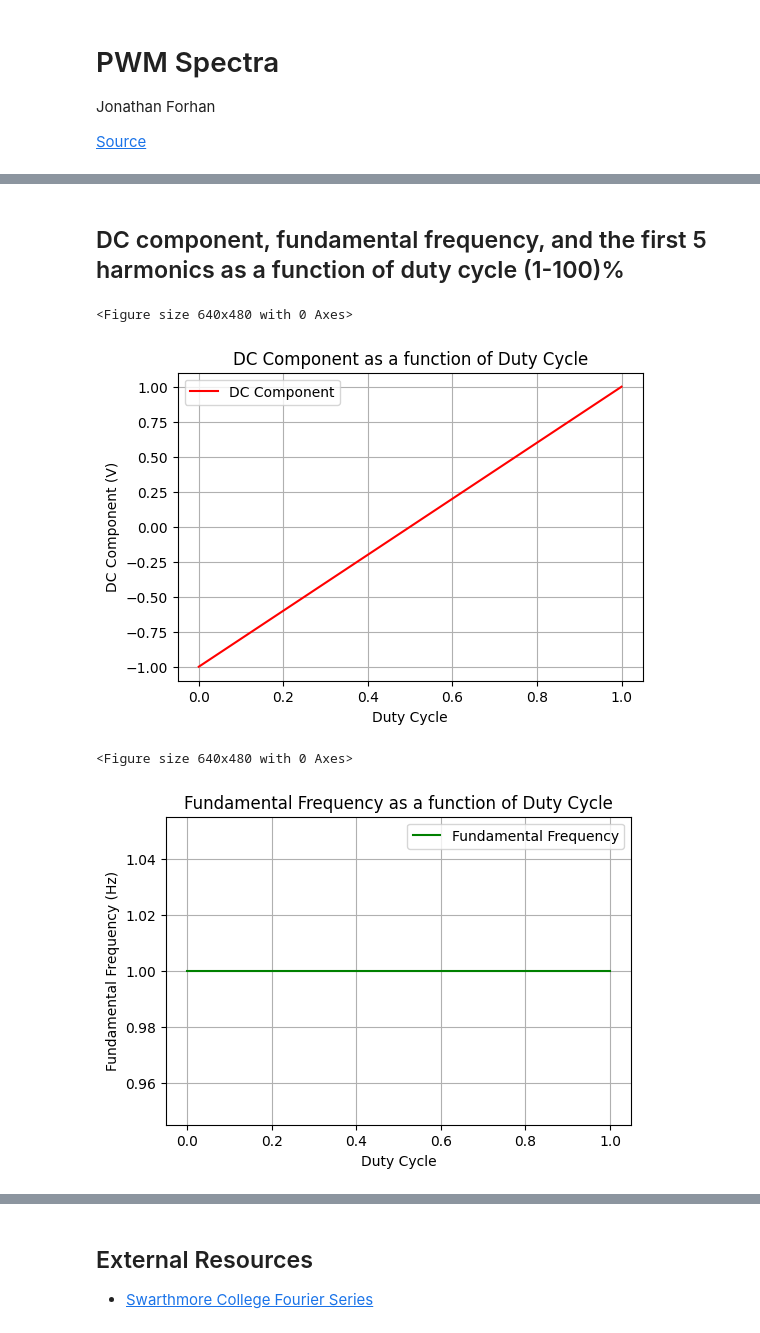
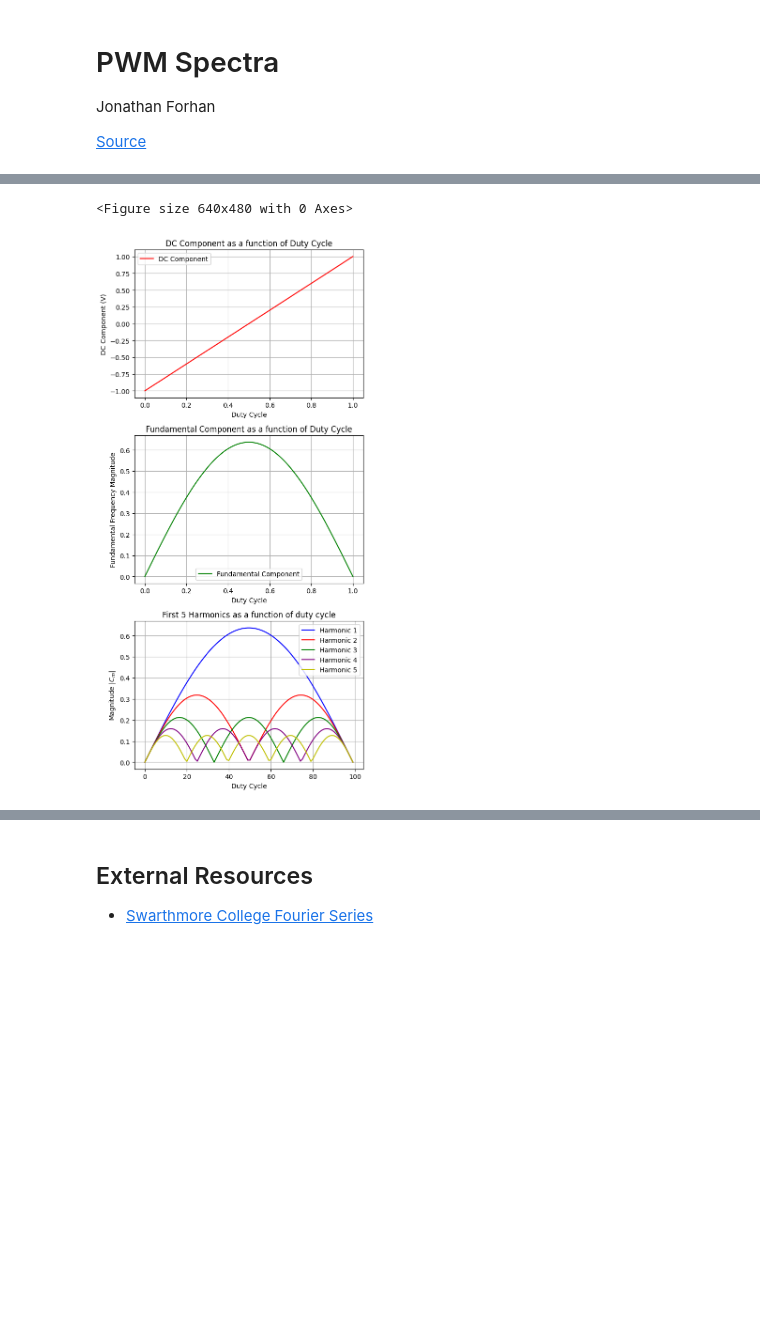
Before and after one commit to jonathanforhan/Homework-Mono, a Jupyter notebook: ee201/project-2/pwm-spectra.ipynb, the cells around one changed output, grey strips where cells are left out. Saved outputs shown, nothing was run; the diff lists cells and outputs as text; code cells hidden in the pictures; blank space fills up the shorter version.

```diff
--- a/ee201/project-2/pwm-spectra.ipynb
+++ b/ee201/project-2/pwm-spectra.ipynb
@@ -147,4 +142,6 @@ plt.show()
 # %%
+# @title Square waves with varied duty cycles of 10%, 25%, 50%, 75%, 90%, and 100%
+
 duty_cycles = [0.1, 0.25, 0.5, 0.75, 0.90, 1.0]
 
 for duty_cycle in duty_cycles:
@@ -156,34 +153,37 @@ for duty_cycle in duty_cycles:
     y = [gen_sig(t, T=1, duty_cycle=duty_cycle, c_m=c_signal) for t in x]
     n_s = np.arange(0, N)
 
-    c_signal =  c_signal[int(len(c_signal) / 2):]
+    c_signal = c_signal[N:]
 
     plt.figure(figsize=(8, 7))
+
     plt.subplot(311)
     plt.plot(x, y, 'r', label='Fourier Series')
     plt.grid(True)
+    plt.tight_layout()
     plt.ylabel('$x(t)$')
     plt.xlabel('$t$')
     plt.legend(loc='best')
     plt.title('Signal: Duty Cycle %d%%' % (duty_cycle * 100))
-    plt.tight_layout()
+
     plt.subplot(312)
     plt.stem(n_s, 20*np.log10(np.abs(c_signal)), 'g', label='Magnitude', bottom=-100)
     plt.grid(True)
+    plt.tight_layout()
     plt.xlabel('Harmonic')
     plt.ylabel('Magnitude (dB)')
     plt.axis([0, 100, -60, 0])
     plt.legend(loc='best')
-    plt.tight_layout()
+
     plt.subplot(313)
     plt.stem(n_s, 180/np.pi*np.angle(c_signal), 'b', label='Phase')
     plt.grid(True)
+    plt.tight_layout()
     plt.xlabel('Harmonic')
     plt.ylabel('Phase (degrees)')
     plt.xlim([0, 100])
     plt.yticks(np.arange(0, 181, 45))
     plt.legend(loc='best')
-    plt.tight_layout()
     plt.show()
 # %% [output]
 <Figure size 640x480 with 0 Axes>
@@ -201,73 +201,62 @@ for duty_cycle in duty_cycles:
-# %% [markdown]
-## DC component, fundamental frequency, and the first 5 harmonics as a function of duty cycle (1-100)%
 # %%
-# Components as a fucntion of duty cycle
+# @title DC component, fundamental frequency, and the first 5 harmonics as a function of duty cycle (1-100)%
+
+plt.clf()
+plt.figure(figsize=(6,12))
 
 # DC component
 def get_dc(duty_cycle):
     return 2 * duty_cycle - 1
 
 x = np.linspace(0, 1.0, 100)
 
 dc = [get_dc(d) for d in x]
 
-plt.clf()
-plt.figure(figsize=(6, 4))
+plt.subplot(311)
+plt.grid(True)
 plt.plot(x, dc, 'r', label='DC Component')
-plt.grid(True)
 plt.ylabel('DC Component (V)')
 plt.xlabel('Duty Cycle')
 plt.legend(loc='best')
 plt.title('DC Component as a function of Duty Cycle')
-plt.show()
+plt.tight_layout()
 
 
-# Fundamental Frequency
-def get_ff(duty_cycle):
-    T = 1
-    return 1 / T
+# Fundamental Frequency / 1st harmonic
+ff =  [get_c_m(d)[N+1] for d in x]
 
-ff = [get_ff(d) for d in x]
-
-plt.clf()
-plt.figure(figsize=(6, 4))
-plt.plot(x, ff, 'g', label='Fundamental Frequency')
+plt.subplot(312)
 plt.grid(True)
-plt.ylabel('Fundamental Frequency (Hz)')
+plt.plot(x, np.abs(ff), 'g', label='Fundamental Component')
+plt.ylabel('Fundamental Frequency Magnitude')
 plt.xlabel('Duty Cycle')
 plt.legend(loc='best')
-plt.title('Fundamental Frequency as a function of Duty Cycle')
-plt.show()
+plt.title('Fundamental Component as a function of Duty Cycle')
+plt.tight_layout()
 
 
 # First 5 Harmonics
-plt.figure(figsize=(8, 14))
-
-c_ms = [get_c_m(d) for d in x]                          # get harmonics
-c_ms = [c_m[int(len(c_ms) / 2):][1:6] for c_m in c_ms]  # trim to 5
-
-h = [[], [], [], [], []]
-for c_m in c_ms:
-    for i, c_n in enumerate(c_m):
-        h[i].append(c_n)
+c_ms = [get_c_m(d) for d in x]          # get harmonics
+c_ms = [c_m[N+1:N+6] for c_m in c_ms]   # trim to 5
+harmonics = list(zip(*c_ms)) # unzip // (N lists of 5 to 5 lists of N)
 
 
 colors = ['b', 'r', 'g', 'purple', 'y']
 n_s = np.arange(0, N)
 
+plt.subplot(313)
+plt.grid(True)
+plt.ylabel('Magnitude $|C_m|$')
+plt.xlabel('Duty Cycle')
+plt.title('First 5 Harmonics as a function of duty cycle')
+plt.tight_layout()
+
 for i in range(5):
-    plt.subplot(511 + i)
-    plt.grid(True)
-    plt.stem(n_s, np.abs(h[i]), colors[i], label='Magnitude')
-    plt.ylabel('Magnitude $|C_m|$')
-    plt.xlabel('Duty Cycle')
-    plt.legend(loc='best')
-    plt.tight_layout()
-    plt.title('Harmonic %d' % (i + 1))
+    plt.plot(n_s, np.abs(harmonics[i]), colors[i], label='Harmonic %d' % (i+1))
+
+plt.legend(loc='best')
 
 plt.show()
 # %% [output]
 <Figure size 640x480 with 0 Axes>
-[figure, old version]
+[figure, new version]
-<Figure size 640x480 with 0 Axes>
-[figure, removed]
```
Also changed, not shown: parts of 10 cells of this notebook, 1 other file.
